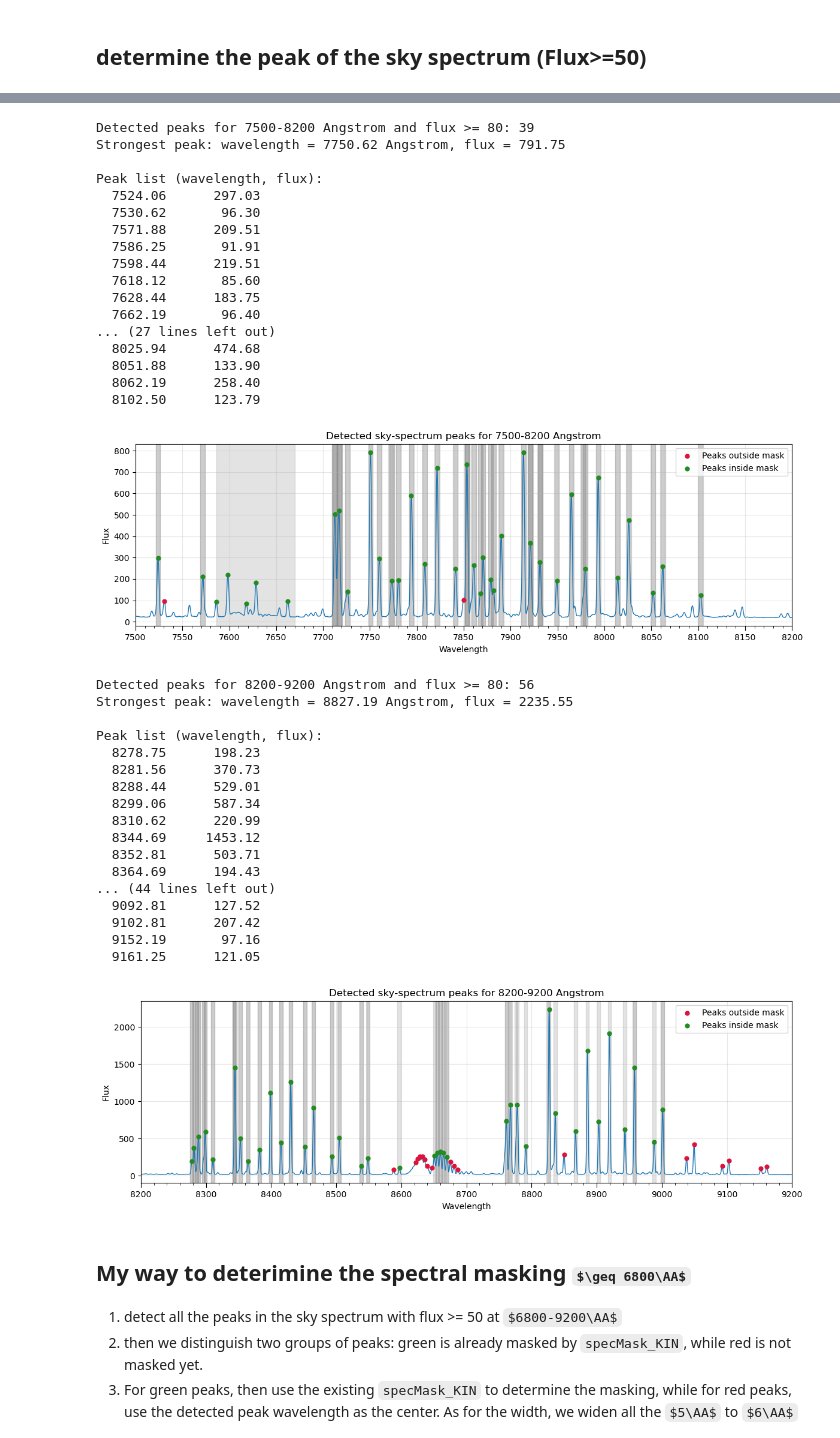
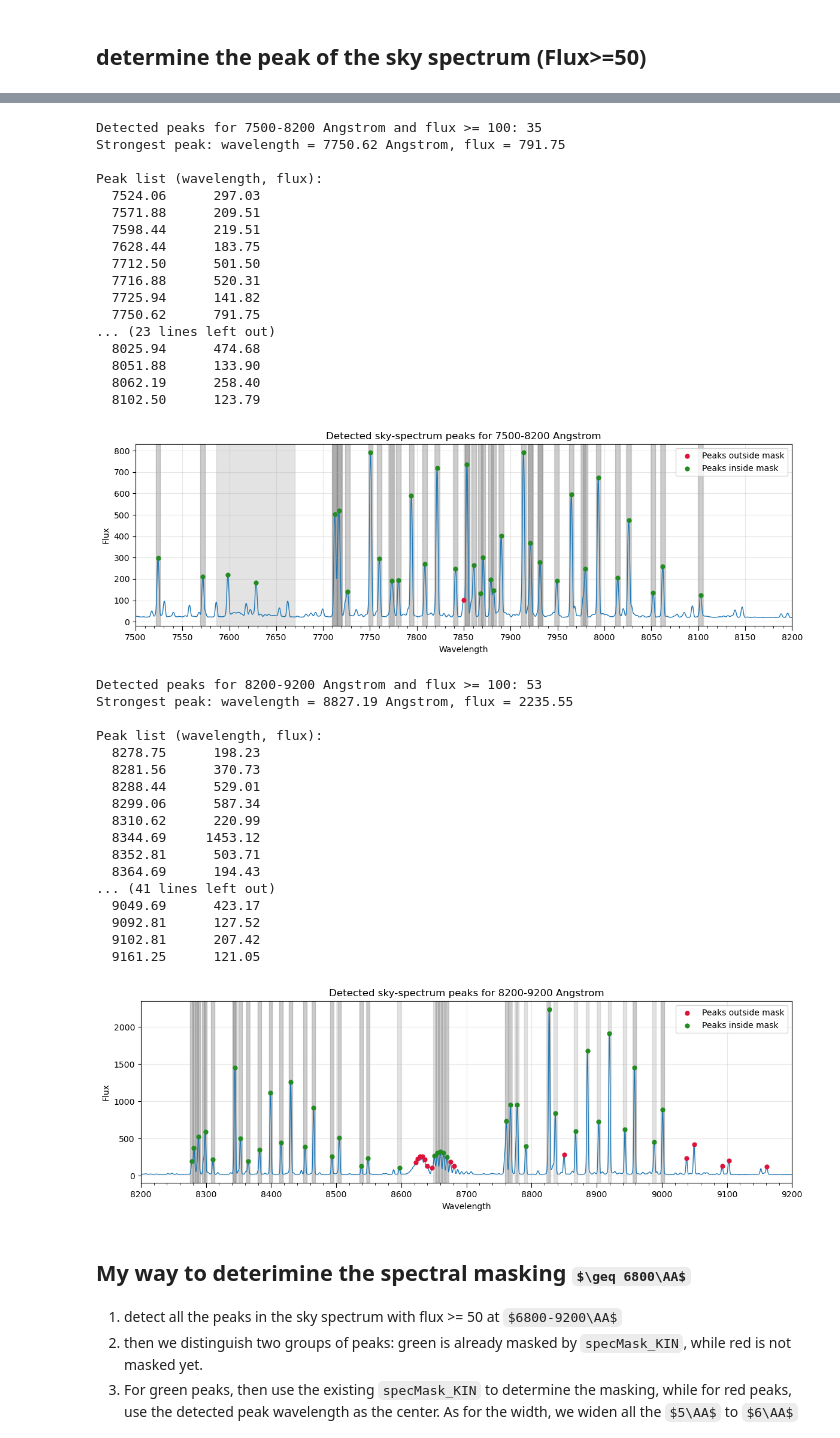
Before and after one commit to Rongjun-ANU/ICRAR-MAUVE, a Jupyter notebook: nGIST_dev_7.6.4/20260309_read_SKY_SPECTRUM_check_specMask_KIN.ipynb, the cells around one changed output, grey strips where cells are left out. Saved outputs shown, nothing was run; the diff lists cells and outputs as text; code cells hidden in the pictures; some formulas as TeX source.

```diff
--- a/nGIST_dev_7.6.4/20260309_read_SKY_SPECTRUM_check_specMask_KIN.ipynb
+++ b/nGIST_dev_7.6.4/20260309_read_SKY_SPECTRUM_check_specMask_KIN.ipynb
@@ -457,7 +457,7 @@ Sky mask bands in 8200-9200 Angstrom: 72
 ## determine the peak of the sky spectrum (Flux>=50)
 # %%
 peak_wave_min = 6800.0
-peak_flux_min = 80.0
+peak_flux_min = 100.0
 peak_window = np.isfinite(wave_f) & np.isfinite(flux_f) & (wave_f >= peak_wave_min)
 
 wave_peak = wave_f[peak_window]
@@ -551,7 +551,7 @@ Peak list (wavelength, flux):
 # %%
 peak_wave_min = 6800.0
 peak_wave_max = 7500.0
-peak_flux_min = 80.0
+peak_flux_min = 100.0
 peak_window = (
     np.isfinite(wave_f)
     & np.isfinite(flux_f)
@@ -653,7 +653,7 @@ Peak list (wavelength, flux):
 # %%
 peak_wave_min = 7500.0
 peak_wave_max = 8200.0
-peak_flux_min = 80.0
+peak_flux_min = 100.0
 peak_window = (
     np.isfinite(wave_f)
     & np.isfinite(flux_f)
@@ -718,44 +718,44 @@ if peak_wavelengths.size > 0:
     if np.any(peak_in_mask):
         ax.scatter(
             peak_wavelengths[peak_in_mask],
             peak_fluxes[peak_in_mask],
             color="forestgreen",
             s=24,
             zorder=3,
             label="Peaks inside mask",
         )
     ax.legend()
 ax.set_xlim(peak_wave_min, peak_wave_max)
 ax.set_title("Detected sky-spectrum peaks for 7500-8200 Angstrom")
 ax.set_xlabel("Wavelength")
 ax.set_ylabel("Flux")
 configure_wavelength_ticks(ax, peak_wave_min, peak_wave_max)
 ax.grid(alpha=0.3)
 fig.tight_layout()
 plt.show()
 # %% [output]
-Detected peaks for 7500-8200 Angstrom and flux >= 80: 39
+Detected peaks for 7500-8200 Angstrom and flux >= 100: 35
 Strongest peak: wavelength = 7750.62 Angstrom, flux = 791.75
 
 Peak list (wavelength, flux):
   7524.06      297.03
-  7530.62       96.30
   7571.88      209.51
-  7586.25       91.91
   7598.44      219.51
-  7618.12       85.60
   7628.44      183.75
-  7662.19       96.40
-... (27 lines left out)
+  7712.50      501.50
+  7716.88      520.31
+  7725.94      141.82
+  7750.62      791.75
+... (23 lines left out)
   8025.94      474.68
   8051.88      133.90
   8062.19      258.40
   8102.50      123.79
-[figure, old version]
+[figure, new version]
 # %%
 peak_wave_min = 8200.0
 peak_wave_max = 9200.0
-peak_flux_min = 80.0
+peak_flux_min = 100.0
 peak_window = (
     np.isfinite(wave_f)
     & np.isfinite(flux_f)
@@ -836,7 +836,7 @@ ax.grid(alpha=0.3)
 fig.tight_layout()
 plt.show()
 # %% [output]
-Detected peaks for 8200-9200 Angstrom and flux >= 80: 56
+Detected peaks for 8200-9200 Angstrom and flux >= 100: 53
 Strongest peak: wavelength = 8827.19 Angstrom, flux = 2235.55
 
 Peak list (wavelength, flux):
@@ -848,10 +848,10 @@ Peak list (wavelength, flux):
   8344.69     1453.12
   8352.81      503.71
   8364.69      194.43
-... (44 lines left out)
+... (41 lines left out)
+  9049.69      423.17
   9092.81      127.52
   9102.81      207.42
-  9152.19       97.16
   9161.25      121.05
 [figure]
 # %% [markdown]
```
Also changed, not shown: parts of 17 cells of this notebook, 7 other files.
